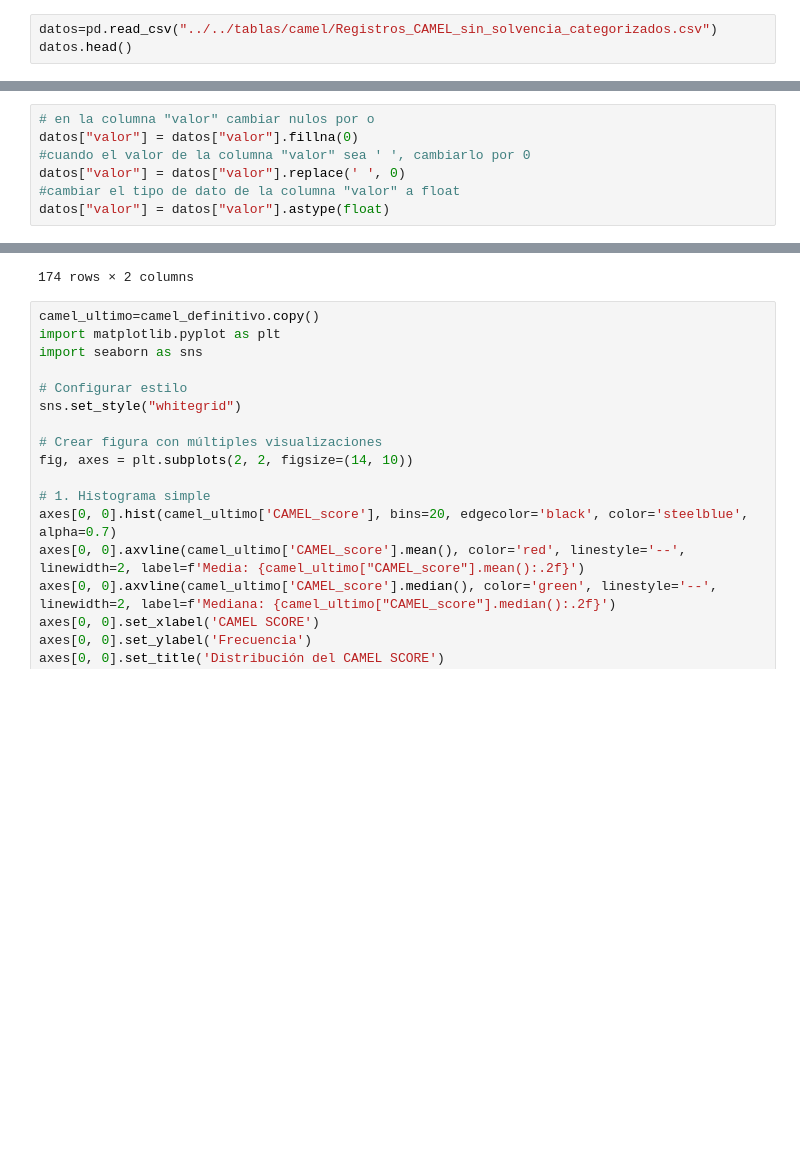
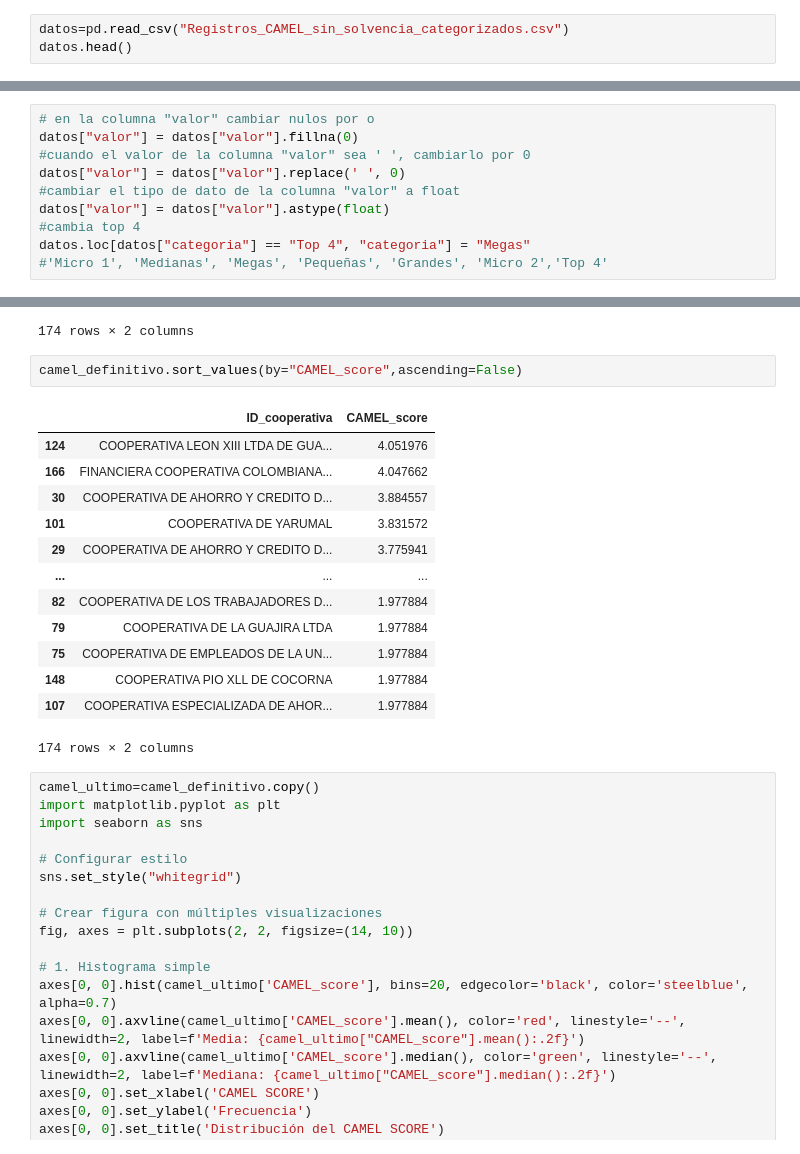
Before and after one commit to LianaD26/CAMEL_Model_percentages, a Jupyter notebook: notebooks/Resultados_CAMEL/9.Resultado_modelo_CAMEL.ipynb, the cells around one changed output, grey strips where cells are left out. Saved outputs shown, nothing was run; the diff lists cells and outputs as text; blank space fills up the shorter version.

```diff
--- a/notebooks/Resultados_CAMEL/9.Resultado_modelo_CAMEL.ipynb
+++ b/notebooks/Resultados_CAMEL/9.Resultado_modelo_CAMEL.ipynb
@@ -17,7 +17,7 @@ from sklearn.impute import SimpleImputer
 import pandas as pd
 import numpy as np
 # %%
-datos=pd.read_csv("../../tablas/camel/Registros_CAMEL_sin_solvencia_categorizados.csv")
+datos=pd.read_csv("Registros_CAMEL_sin_solvencia_categorizados.csv")
 datos.head()
 # %% [output]
 |  | ID_registro | ano | mes | ID_indicador | ID_cooperativa | valor | categoria |
@@ -33,6 +33,9 @@ datos["valor"] = datos["valor"].fillna(0)
 datos["valor"] = datos["valor"].replace(' ', 0)
 #cambiar el tipo de dato de la columna "valor" a float
 datos["valor"] = datos["valor"].astype(float)
+#cambia top 4
+datos.loc[datos["categoria"] == "Top 4", "categoria"] = "Megas"
+#'Micro 1', 'Medianas', 'Megas', 'Pequeñas', 'Grandes', 'Micro 2','Top 4'
 # %%
 datos["ID_indicador"].unique()
 # %% [output]
@@ -520,6 +500,22 @@ camel_definitivo
 | 172 | ORGANIZACION COOPERATIVA DE AHORR... | 3.363601 |
 | 173 | PROGRESSA ENTIDAD COOPERATIVA DE ... | 2.384684 |
 174 rows × 2 columns
+# %%
+camel_definitivo.sort_values(by="CAMEL_score",ascending=False)
+# %% [output]
+|  | ID_cooperativa | CAMEL_score |
+| 124 | COOPERATIVA LEON XIII LTDA DE GUA... | 4.051976 |
+| 166 | FINANCIERA COOPERATIVA COLOMBIANA... | 4.047662 |
+| 30 | COOPERATIVA DE AHORRO Y CREDITO D... | 3.884557 |
+| 101 | COOPERATIVA DE YARUMAL | 3.831572 |
+| 29 | COOPERATIVA DE AHORRO Y CREDITO D... | 3.775941 |
+| ... | ... | ... |
+| 82 | COOPERATIVA DE LOS TRABAJADORES D... | 1.977884 |
+| 79 | COOPERATIVA DE LA GUAJIRA LTDA | 1.977884 |
+| 75 | COOPERATIVA DE EMPLEADOS DE LA UN... | 1.977884 |
+| 148 | COOPERATIVA PIO XLL DE COCORNA | 1.977884 |
+| 107 | COOPERATIVA ESPECIALIZADA DE AHOR... | 1.977884 |
+174 rows × 2 columns
 # %%
 camel_ultimo=camel_definitivo.copy()
 import matplotlib.pyplot as plt
```
Also changed, not shown: parts of 5 cells of this notebook, 22 other files.
